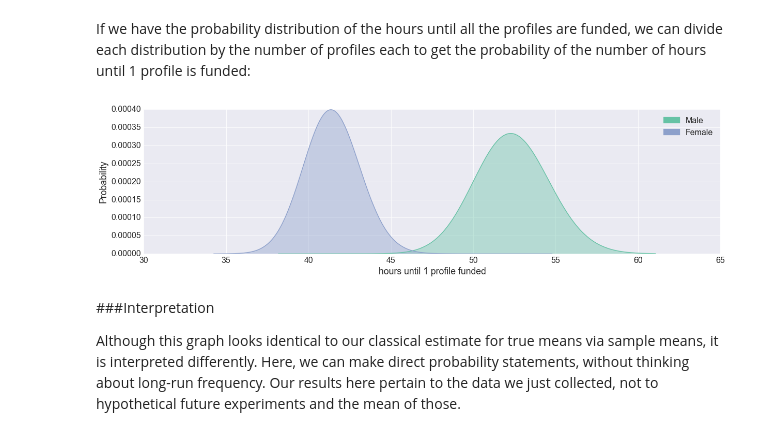
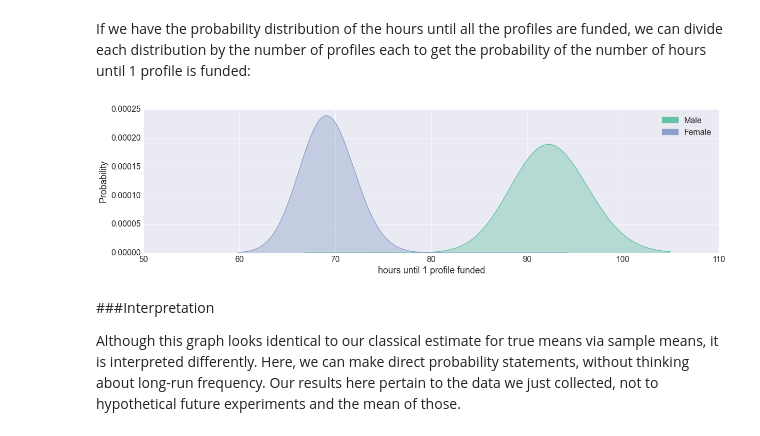
Before and after one commit to alifar76/stats-tests, a Jupyter notebook: bayesian.ipynb, the cells around one changed output. Saved outputs shown, nothing was run; the diff lists cells and outputs as text; code cells hidden in the pictures.

```diff
--- a/bayesian.ipynb
+++ b/bayesian.ipynb
@@ -334,40 +326,40 @@ def plot_multiple_posterior_gamma(label, color, alpha, n, lambda_, xbar, a, b):
 
 	def plot_gamma(num_profiles, hrs_to_fund, a=0, b=100):
 		"""num_profiles is # of occurrences. hrs_to_fund is E[X] for Expo(lambda). a and b are x-axis limits.
 	    hrs_to_fund = 1/lambda_!!!"""
 		x = np.linspace(a, b, 10000)
 		lambda_ = 1./hrs_to_fund # how many profiles funded per hour; rate of lambda_ profiles funded per hour; next profile funded in 1/lambda_ hours
 		y = stats.gamma.pdf(x, a=num_profiles, scale=1./lambda_)
 
 		plt.plot(x/n, y, label=label, color=color)
 		plt.fill_between(x/n, 0, y, alpha=0.4, color=color)
 		plt.xlabel('hours until 1 profile funded')
 		plt.ylabel('Probability')
 		plt.legend(loc='upper right')
 
 	plot_gamma(alpha + n, lambda_ * alpha / (alpha + n) + xbar * (1 - alpha / (alpha + n)), a=a, b=b)
 	labels.append(mpatches.Patch(color=color, label=label))
 	plt.legend(handles=labels)
 
 labels = []
 
 plot_multiple_posterior_gamma(label='Male',
     color = sns.color_palette()[0],
     alpha = 1,
     n = df[df.gender == 'male'].shape[0],
-    lambda_ = df.hrs_to_fund.median(),
-    xbar = df[df.gender == 'male'].hrs_to_fund.median(),
-    a=20000, b=32000)
+    lambda_ = df.hrs_to_fund.mean(),
+    xbar = df[df.gender == 'male'].hrs_to_fund.mean(),
+    a=35000, b=55000)
 
 plot_multiple_posterior_gamma(label='Female',
     color = sns.color_palette()[2],
     alpha = 1,
     n = df[df.gender == 'female'].shape[0],
-    lambda_ = df.hrs_to_fund.median(),
-    xbar = df[df.gender == 'female'].hrs_to_fund.median(),
-    a=20000, b=32000)
+    lambda_ = df.hrs_to_fund.mean(),
+    xbar = df[df.gender == 'female'].hrs_to_fund.mean(),
+    a=35000, b=55000)
 # %% [output]
-[figure, old version]
+[figure, new version]
 # %% [markdown]
 ###Interpretation
 
```
Also changed, not shown: parts of 11 cells of this notebook, 3 other files.
